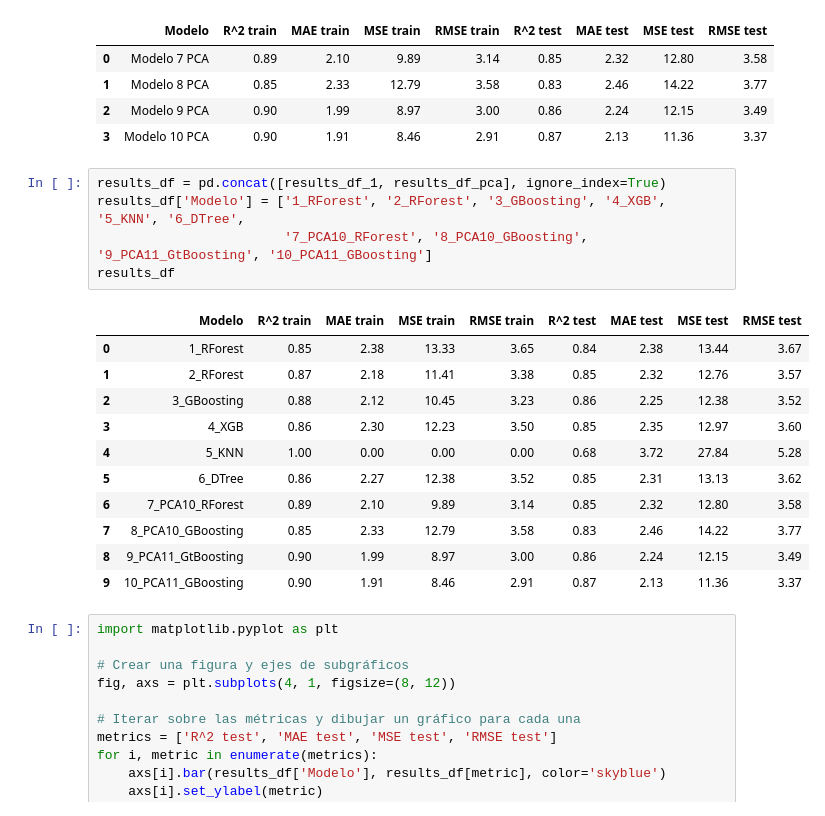
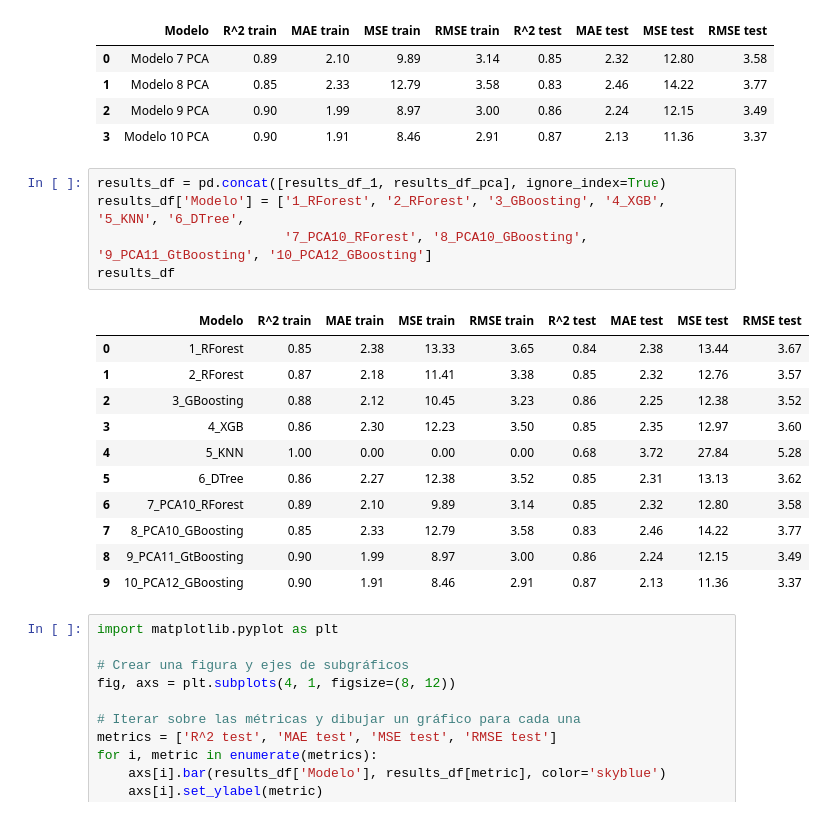
Before and after one commit to aliciamb86/ML-interstellar-travel-satisfaction, a Jupyter notebook: Interstellar Travel Customer Satisfaction Analysis/notebooks/03_Entrenamiento_Evaluacion.ipynb, the cells around one changed output. Cells and saved outputs as stored; diff of their text form.

```diff
--- a/Interstellar Travel Customer Satisfaction Analysis/notebooks/03_Entrenamiento_Evaluacion.ipynb
+++ b/Interstellar Travel Customer Satisfaction Analysis/notebooks/03_Entrenamiento_Evaluacion.ipynb
@@ -1157,20 +1168,20 @@ results_df_pca
 # %%
 results_df = pd.concat([results_df_1, results_df_pca], ignore_index=True)
 results_df['Modelo'] = ['1_RForest', '2_RForest', '3_GBoosting', '4_XGB', '5_KNN', '6_DTree',
-                        '7_PCA10_RForest', '8_PCA10_GBoosting', '9_PCA11_GtBoosting', '10_PCA11_GBoosting']
+                        '7_PCA10_RForest', '8_PCA10_GBoosting', '9_PCA11_GtBoosting', '10_PCA12_GBoosting']
 results_df
 # %% [output]
 |  | Modelo | R^2 train | MAE train | MSE train | RMSE train | R^2 test | MAE test | MSE test | RMSE test |
 | 0 | 1_RForest | 0.85 | 2.38 | 13.33 | 3.65 | 0.84 | 2.38 | 13.44 | 3.67 |
 | 1 | 2_RForest | 0.87 | 2.18 | 11.41 | 3.38 | 0.85 | 2.32 | 12.76 | 3.57 |
 | 2 | 3_GBoosting | 0.88 | 2.12 | 10.45 | 3.23 | 0.86 | 2.25 | 12.38 | 3.52 |
 | 3 | 4_XGB | 0.86 | 2.30 | 12.23 | 3.50 | 0.85 | 2.35 | 12.97 | 3.60 |
 | 4 | 5_KNN | 1.00 | 0.00 | 0.00 | 0.00 | 0.68 | 3.72 | 27.84 | 5.28 |
 | 5 | 6_DTree | 0.86 | 2.27 | 12.38 | 3.52 | 0.85 | 2.31 | 13.13 | 3.62 |
 | 6 | 7_PCA10_RForest | 0.89 | 2.10 | 9.89 | 3.14 | 0.85 | 2.32 | 12.80 | 3.58 |
 | 7 | 8_PCA10_GBoosting | 0.85 | 2.33 | 12.79 | 3.58 | 0.83 | 2.46 | 14.22 | 3.77 |
 | 8 | 9_PCA11_GtBoosting | 0.90 | 1.99 | 8.97 | 3.00 | 0.86 | 2.24 | 12.15 | 3.49 |
-| 9 | 10_PCA11_GBoosting | 0.90 | 1.91 | 8.46 | 2.91 | 0.87 | 2.13 | 11.36 | 3.37 |
+| 9 | 10_PCA12_GBoosting | 0.90 | 1.91 | 8.46 | 2.91 | 0.87 | 2.13 | 11.36 | 3.37 |
 # %%
 import matplotlib.pyplot as plt
 
```
Also changed, not shown: parts of 2 cells of this notebook, 38 other files.
